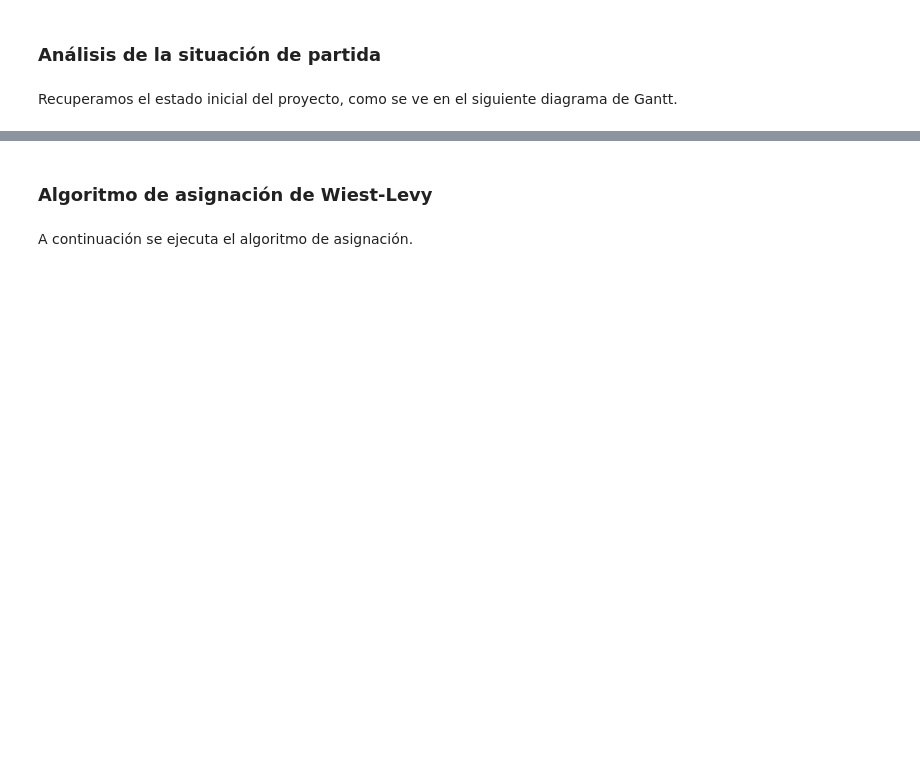
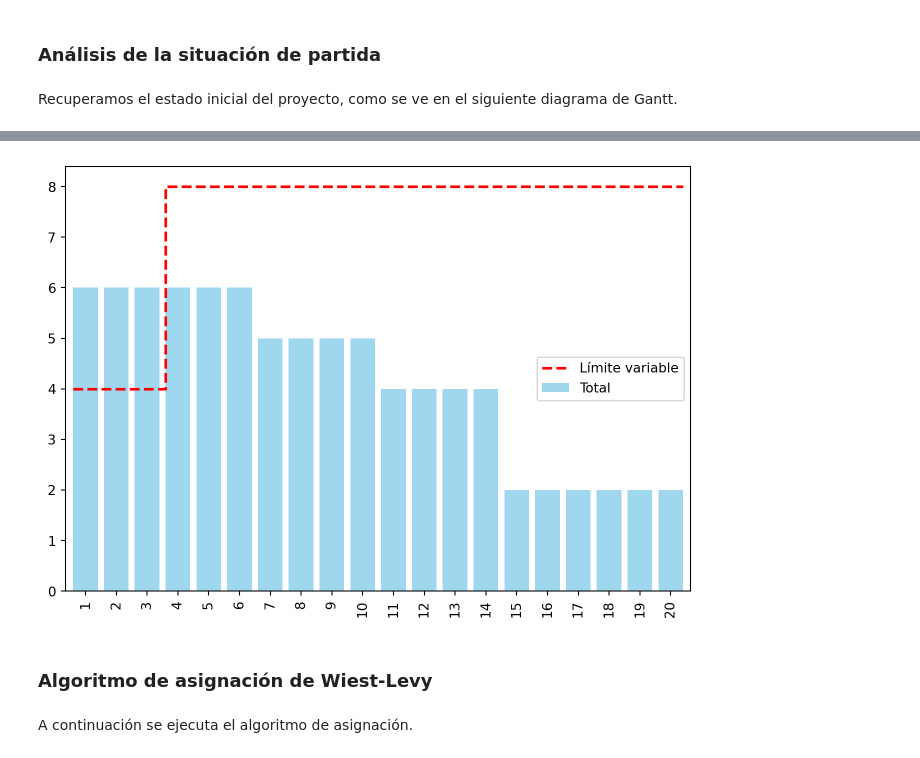
Before and after one commit to mcasl/pmULE, a Jupyter notebook: notebooks/Ejercicio_03.ipynb, the cells around one changed output, grey strips where cells are left out. Cells and saved outputs as stored; diff of their text form; code cells hidden in the pictures; blank space fills up the shorter version.

Commit message:
plot cargas updated 03

```diff
--- a/notebooks/Ejercicio_03.ipynb
+++ b/notebooks/Ejercicio_03.ipynb
@@ -482,6 +482,12 @@ _, dibujo = proyecto_nivelacion.gantt(datos_proyecto, 'duration', 'resources', t
 pinta_tikz(dibujo)
 # %% [output]
 [drawing not drawn]
+# %%
+#| fig-cap: "Diagrama de cargas del proyecto de acuerdo a su definición original, con indicación del límite máximo de recursos"
+#| label: fig-preNivelacionBarras2
+plot_cargas(gantt_df=gantt_df, limite_maximo_recursos=limite_maximo_recursos)
+# %% [output]
+[figure, added]
 # %% [markdown]
 ### Algoritmo de asignación de Wiest-Levy
 # %% [markdown]
```
Also changed, not shown: parts of 2 cells of this notebook, 1 other file.
